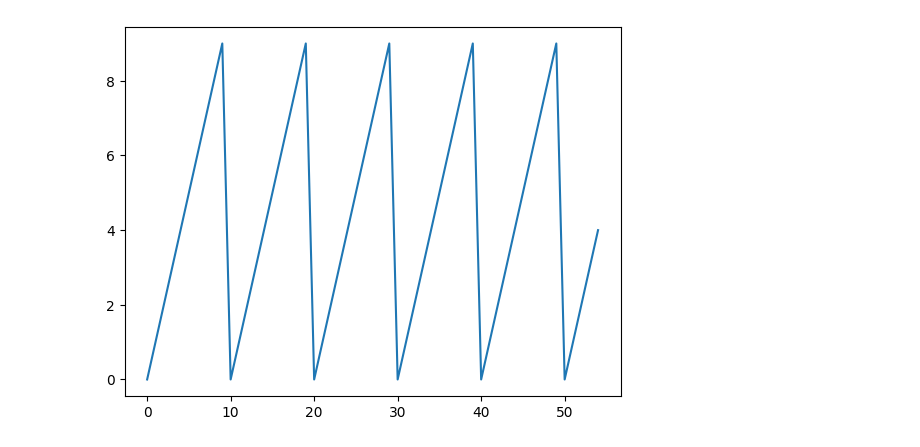
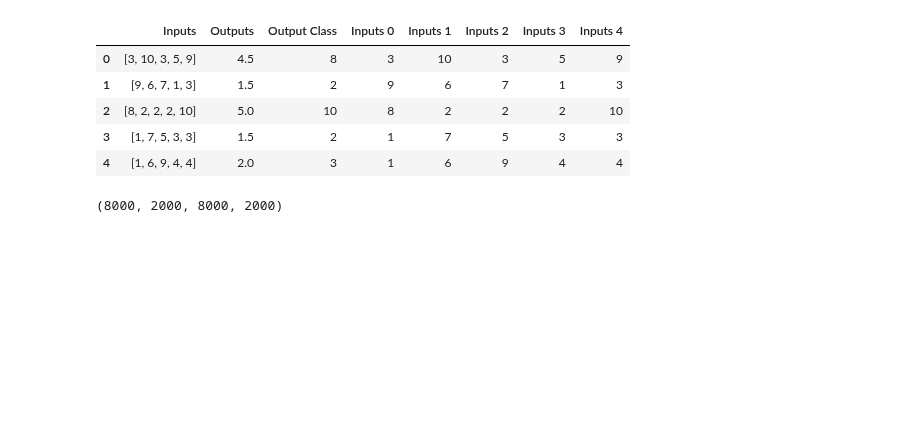
Before and after one commit to alaricespina/Thesis-Repository, a Jupyter notebook: Neural Network FIles/ClassificationAI.ipynb, the cells around one changed output. Saved outputs shown, nothing was run; the diff lists cells and outputs as text; code cells hidden in the pictures; blank space fills up the shorter version.

```diff
--- a/Neural Network FIles/ClassificationAI.ipynb
+++ b/Neural Network FIles/ClassificationAI.ipynb
@@ -15,5 +51,0 @@ raw_output = [input_func(i) for i in raw_input]
-# %%
-plt.plot(raw_input, raw_output)
-plt.show()
-# %% [output]
-[figure, removed]
@@ -34,0 +52,10 @@ test_labels = test_features.pop("Output")
+# %%
+df = pd.read_csv("Generated Data.csv", index_col="Unnamed: 0")
+df.head()
+# %% [output]
+|  | Inputs | Outputs | Output Class | Inputs 0 | Inputs 1 | Inputs 2 | Inputs 3 | Inputs 4 |
+| 0 | [3, 10, 3, 5, 9] | 4.5 | 8 | 3 | 10 | 3 | 5 | 9 |
+| 1 | [9, 6, 7, 1, 3] | 1.5 | 2 | 9 | 6 | 7 | 1 | 3 |
+| 2 | [8, 2, 2, 2, 10] | 5.0 | 10 | 8 | 2 | 2 | 2 | 10 |
+| 3 | [1, 7, 5, 3, 3] | 1.5 | 2 | 1 | 7 | 5 | 3 | 3 |
+| 4 | [1, 6, 9, 4, 4] | 2.0 | 3 | 1 | 6 | 9 | 4 | 4 |
@@ -35,3 +67,7 @@ test_labels = test_features.pop("Output")
+# %%
+len(X_train), len(X_test), len(Y_train), len(Y_test)
+# %% [output]
+(8000, 2000, 8000, 2000)
 # %%
 model = keras.Sequential(
     [
```
Also changed, not shown: parts of 11 cells of this notebook, 7 other files.
